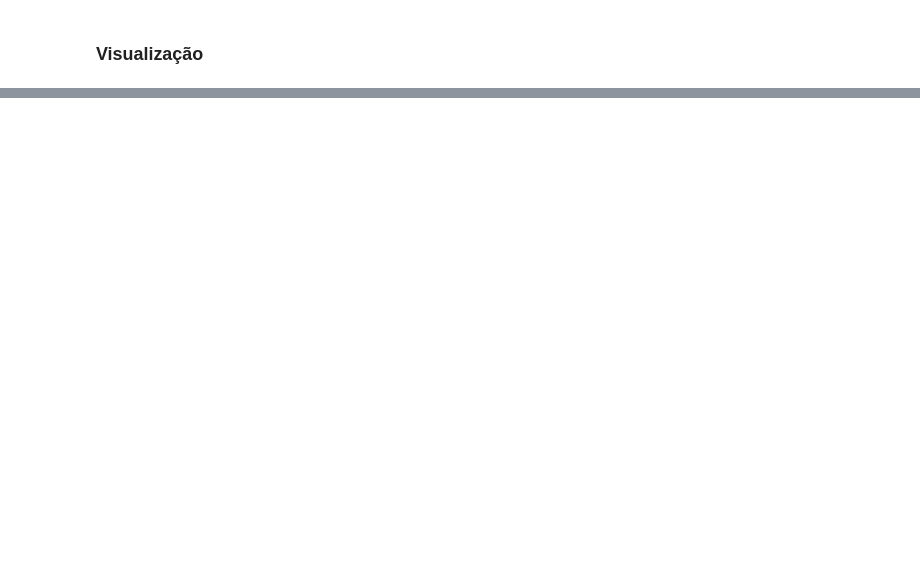
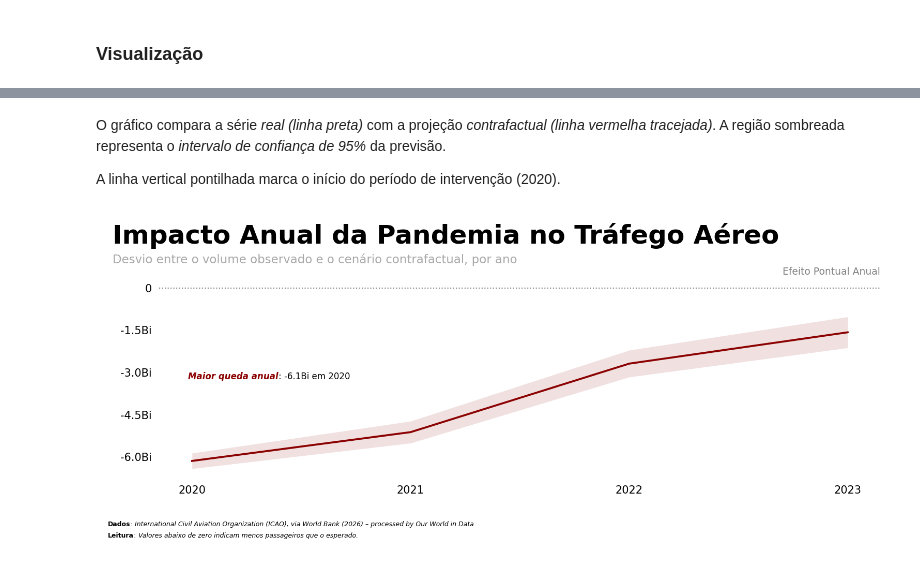
Before and after one commit to getrolucas/projects, a Jupyter notebook: nbs/data-viz-air-passengers.ipynb, the cells around one changed output, grey strips where cells are left out. Saved outputs shown, nothing was run; the diff lists cells and outputs as text; code cells hidden in the pictures; blank space fills up the shorter version.

```diff
--- a/nbs/data-viz-air-passengers.ipynb
+++ b/nbs/data-viz-air-passengers.ipynb
@@ -198,0 +379,69 @@ plt.show()
+# %% [markdown]
+O gráfico compara a série _real (linha preta)_ com a projeção _contrafactual (linha vermelha tracejada)_. A região sombreada representa o _intervalo de confiança de 95%_ da previsão.
+
+A linha vertical pontilhada marca o início do período de intervenção (2020).
+# %%
+ano_pior = int(post_plot.loc[post_plot["point_effects"].idxmin(), "year"])
+efeito_pior = y_ticks_formatter(post_plot["point_effects"].min(), None)
+
+fig, ax = plt.subplots(figsize=(12, 4))
+fig.subplots_adjust(top=0.80, bottom=0.16)
+
+fig_text(
+    x=0.075,
+    y=0.98,
+    s="Impacto Anual da Pandemia no Tráfego Aéreo\n<Desvio entre o volume observado e o cenário contrafactual, por ano>",
+    color="black",
+    fontweight="bold",
+    fontsize=24,
+    ha="left",
+    highlight_textprops=[{"fontsize": 11, "color": "darkgrey", "fontweight": "normal"}],
+)
+
+ax.plot(post_plot["year"], post_plot["point_effects"], color="darkred", lw=1.8)
+ax.fill_between(
+    post_plot["year"],
+    post_plot["point_effects_lower"],
+    post_plot["point_effects_upper"],
+    color="darkred",
+    alpha=0.12,
+    linewidth=0,
+)
+ax.axhline(0, color="grey", lw=1, linestyle=":")
+
+for spine in ax.spines.values():
+    spine.set_visible(False)
+ax.yaxis.set_major_formatter(FuncFormatter(y_ticks_formatter))
+ax.yaxis.set_major_locator(MaxNLocator(nbins=5, integer=True))
+ax.xaxis.set_major_locator(MaxNLocator(integer=True))
+ax.tick_params(left=False, bottom=False)
+ax.set_title("Efeito Pontual Anual", fontsize=9, loc="right", pad=4, color="grey")
+
+fig_text(
+    x=0.33,
+    y=0.5,
+    s=f"<Maior queda anual>: {efeito_pior} em {ano_pior}",
+    color="black",
+    ha="right",
+    fontsize=8,
+    highlight_textprops=[
+        {"fontstyle": "italic", "fontweight": "bold", "color": "darkred"}
+    ],
+)
+fig_text(
+    x=0.07,
+    y=0.02,
+    s=f"<Dados>: <{metadata['columns']['is_air_psgr']['citationShort']}>\n<Leitura>: <Valores abaixo de zero indicam menos passageiros que o esperado.>",
+    color="black",
+    ha="left",
+    fontsize=6,
+    highlight_textprops=[
+        {"fontweight": "bold"},
+        {"fontstyle": "italic"},
+        {"fontweight": "bold"},
+        {"fontstyle": "italic"},
+    ],
+)
+plt.show()
+# %% [output]
+[figure, added]
```
Also changed, not shown: parts of 18 cells of this notebook, 6 other files.
